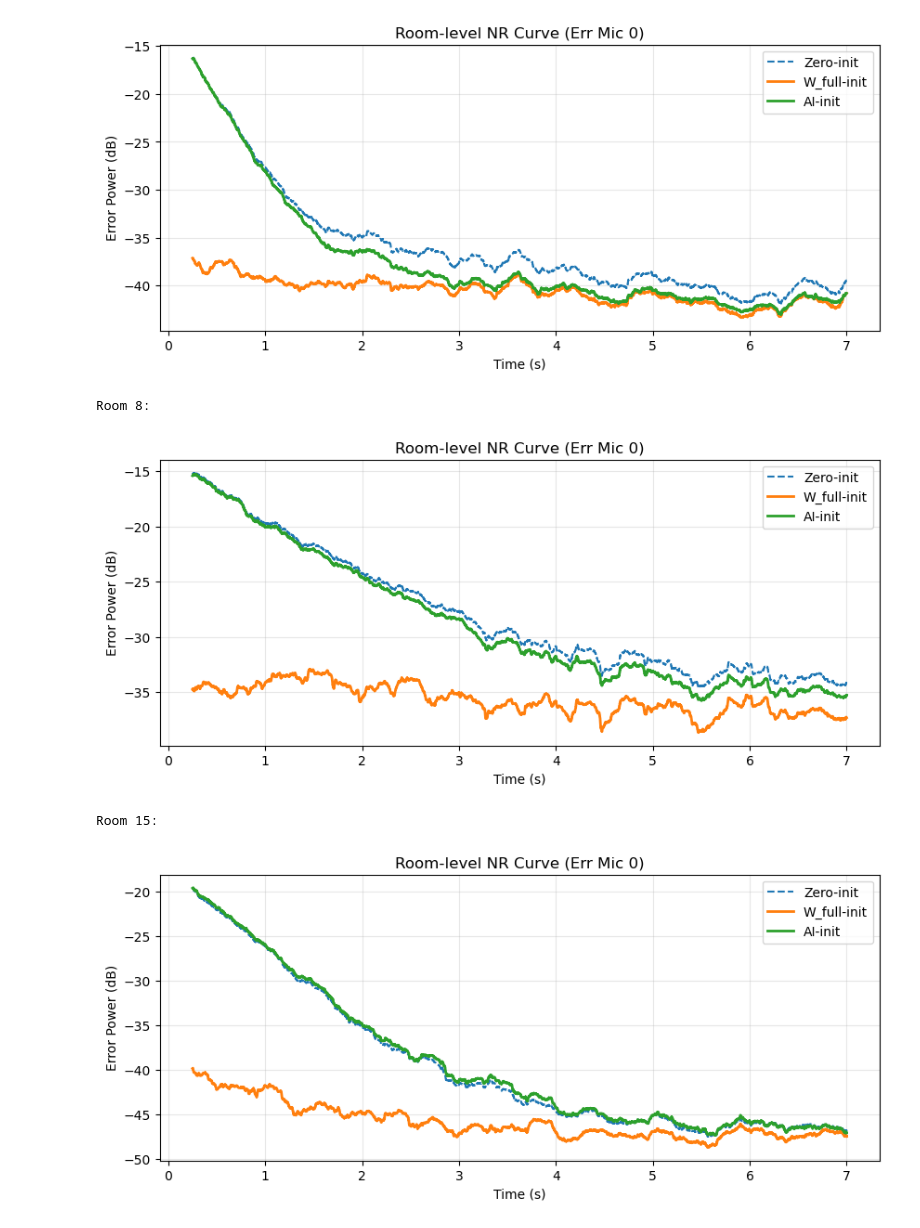
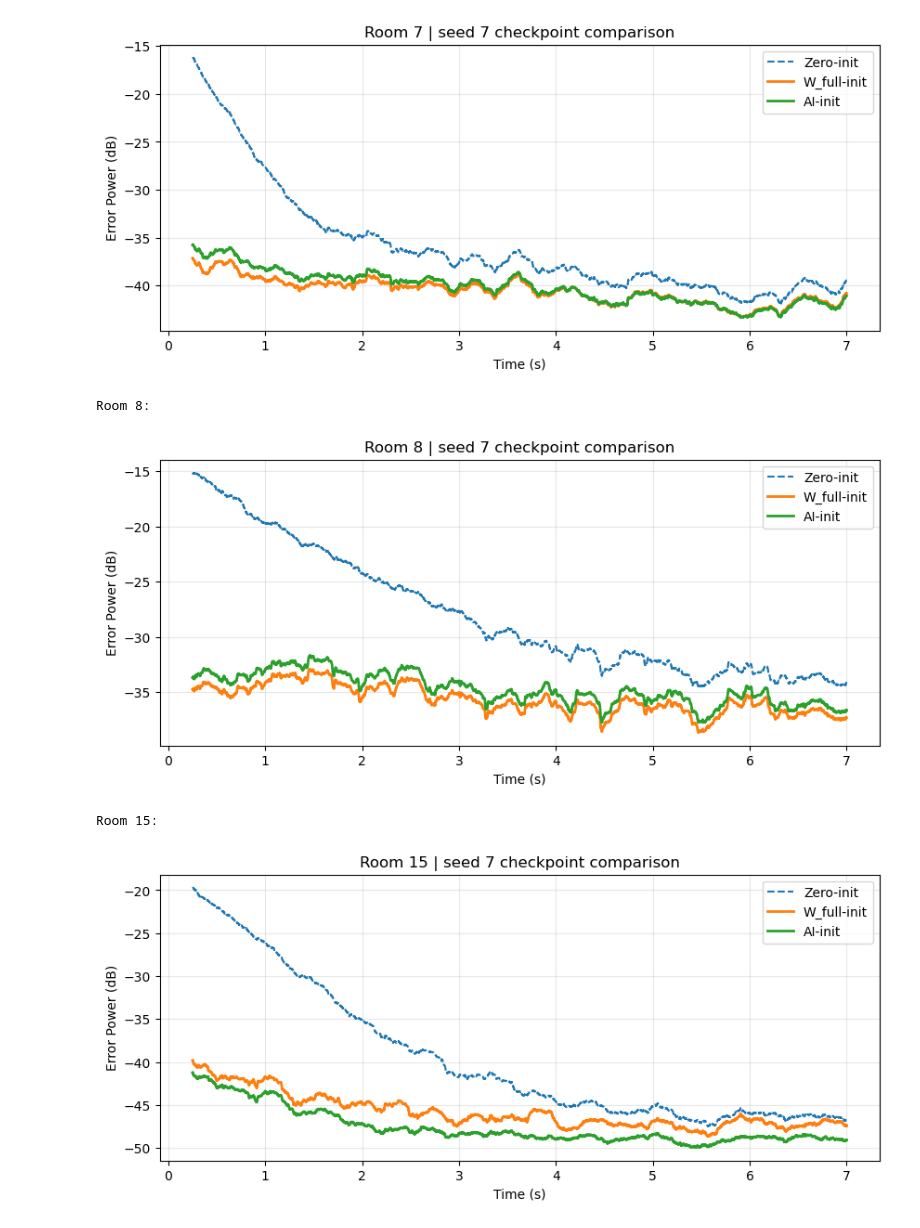
Before and after one commit to blueherat/distributed_anc_sim_py, a Jupyter notebook: python_impl/notebooks/strict_goal_visual_report.ipynb, the cells around one changed output. Saved outputs shown, nothing was run; the diff lists cells and outputs as text; code cells hidden in the pictures.

```diff
--- a/python_impl/notebooks/strict_goal_visual_report.ipynb
+++ b/python_impl/notebooks/strict_goal_visual_report.ipynb
@@ -278,7 +344,7 @@ def plot_room_curves(t, d, e_zero, e_wfull, e_ai=None):
     plt.legend()
     plt.show()
 # %%
-# 选择房间并可视化布局 + 三种初始化对比
+# 选择房间并可视化布局 + 基准初始化对比（Zero-init / W_full-init）
 cfg_local, mgr, t, x, d, mu_used, sampler = build_manager_from_h5_room(H5_PATH, room_idx)
 
 # 布局图
@@ -299,15 +365,15 @@ e_zero = run_fxlms_with_init(cfg_local, mgr, t, x, d, w_init=None, mu_used=mu_us
 w_full_room = w_full_all[room_idx]
 e_wfull = run_fxlms_with_init(cfg_local, mgr, t, x, d, w_init=w_full_room, mu_used=mu_used)
 
-# AI-init（可选）
-e_ai = None
-if AI_CHECKPOINT_PATH.exists():
-    ai_pred = load_ai_model_and_predict(AI_CHECKPOINT_PATH, H5_PATH, np.asarray([room_idx], dtype=np.int64))
-    e_ai = run_fxlms_with_init(cfg_local, mgr, t, x, d, w_init=ai_pred[0][None, :, :], mu_used=mu_used)
+plot_room_curves(
+    cfg_local=cfg_local,
+    t=t,
+    e_zero=e_zero,
+    e_wfull=e_wfull,
+    e_ai=None,
+    title=f"Room #{room_idx} Baseline NR Curve (Err Mic 0)",
+)
 
-plot_room_curves(t, d, e_zero, e_wfull, e_ai=e_ai)
-
-# 简单指标
 
 def init_nr_db(d_sig, e_sig, fs, early_s=0.25):
     n = min(len(d_sig), len(e_sig))
@@ -319,5 +385,3 @@ def init_nr_db(d_sig, e_sig, fs, early_s=0.25):
 print("Init NR (dB):")
 print("  Zero-init:", round(init_nr_db(d, e_zero, cfg_local.fs), 3))
 print("  W_full-init:", round(init_nr_db(d, e_wfull, cfg_local.fs), 3))
-if e_ai is not None:
-    print("  AI-init:", round(init_nr_db(d, e_ai, cfg_local.fs), 3))
@@ -465,9 +686,36 @@ print("训练完成")
 # %%
-# 房间级对比：AI-init vs W_full-init vs Zero-init
+# 房间级对比：使用同步外部 checkpoint（AI-init vs W_full-init vs Zero-init）
 show_rooms = test_level_idx[: min(3, len(test_level_idx))]
+if len(show_rooms) == 0:
+    raise RuntimeError("No rooms available in test_level_idx")
 
-# AI 权重来源：优先使用本 notebook 训练后的 model
-w_ai_rooms = predict_w_for_indices(model, bundle, show_rooms)
+if SYNC_SEED_FOR_ROOM_VIS is None:
+    finite_rows = [r for r in synced_rows if np.isfinite(float(r["improvement_gap_db"]))]
+    vis_row = max(finite_rows, key=lambda r: float(r["improvement_gap_db"])) if finite_rows else synced_rows[0]
+else:
+    matched = [r for r in synced_rows if int(r["seed"]) == int(SYNC_SEED_FOR_ROOM_VIS)]
+    if not matched:
+        raise RuntimeError(f"SYNC_SEED_FOR_ROOM_VIS={SYNC_SEED_FOR_ROOM_VIS} not found in synced_rows")
+    vis_row = matched[0]
+
+AI_CHECKPOINT_PATH = Path(vis_row["checkpoint_path"])
+w_ai_rooms, vis_train_args = load_ai_model_and_predict(
+    checkpoint_path=AI_CHECKPOINT_PATH,
+    h5_path=H5_PATH,
+    room_indices=np.asarray(show_rooms, dtype=np.int64),
+)
+
+print("Room visualization seed:", vis_row["seed"])
+print("AI checkpoint:", AI_CHECKPOINT_PATH)
+print("checkpoint exists:", AI_CHECKPOINT_PATH.exists())
+print(
+    {
+        "use_canonical_prior": bool(vis_train_args.get("use_canonical_prior", False)),
+        "canonical_prior_scale": float(vis_train_args.get("canonical_prior_scale", 1.0)),
+        "residual_head_zero_init": bool(vis_train_args.get("residual_head_zero_init", False)),
+        "use_path_features": bool(vis_train_args.get("use_path_features", False)),
+    }
+)
 
 for ridx, w_ai in zip(show_rooms.tolist(), w_ai_rooms):
     cfg_local, mgr, t, x, d, mu_used, sampler = build_manager_from_h5_room(H5_PATH, int(ridx))
@@ -476,5 +724,12 @@ for ridx, w_ai in zip(show_rooms.tolist(), w_ai_rooms):
     e_ai = run_fxlms_with_init(cfg_local, mgr, t, x, d, w_init=w_ai[None, :, :], mu_used=mu_used)
 
     print(f"Room {ridx}:")
-    plot_room_curves(t, d, e_zero, e_wfull, e_ai=e_ai)
+    plot_room_curves(
+        cfg_local=cfg_local,
+        t=t,
+        e_zero=e_zero,
+        e_wfull=e_wfull,
+        e_ai=e_ai,
+        title=f"Room {ridx} | seed {vis_row['seed']} checkpoint comparison",
+    )
 # %% [output]
@@ -481,7 +740,7 @@ for ridx, w_ai in zip(show_rooms.tolist(), w_ai_rooms):
 Room 7:
-[figure, old version]
+[figure, new version]
 Room 8:
-[figure, old version]
+[figure, new version]
 Room 15:
-[figure, old version]
+[figure, new version]
 # %%
```
Also changed, not shown: parts of 16 cells of this notebook.
